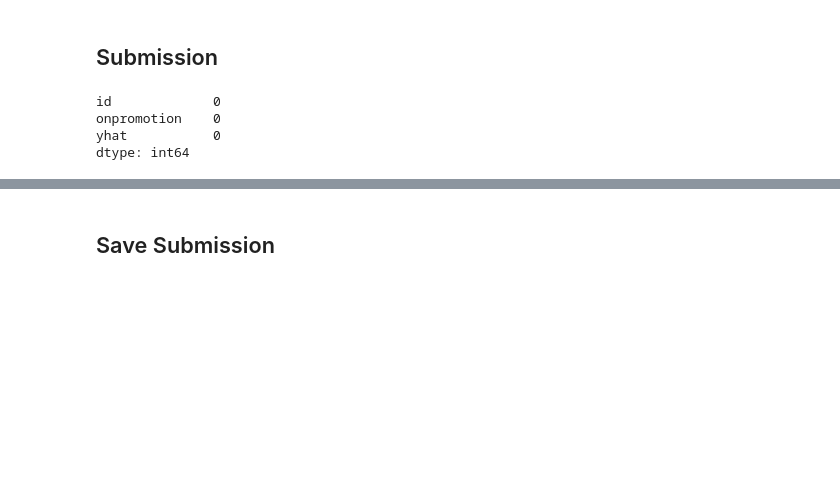
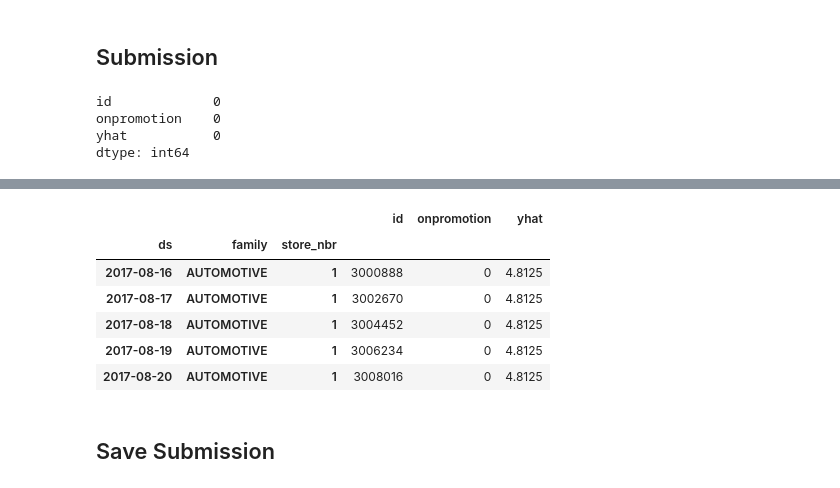
Before and after one commit to Tikhon-Radkevich/Store-Sales, a Jupyter notebook: notebooks/light_gbm/darts_draft.ipynb, the cells around one changed output, grey strips where cells are left out. Drawn from its saved outputs; the diff is of its cells as text; code cells hidden in the pictures; blank space fills up the shorter version.

```diff
--- a/notebooks/light_gbm/darts_draft.ipynb
+++ b/notebooks/light_gbm/darts_draft.ipynb
@@ -199,6 +136,10 @@ train_featured.head()
 # %%
 sales_cols = [col for col in train_featured.columns if "sales" in col]
 onpromotion_cols = [col for col in train_featured.columns if "onpromotion" in col]
+oil_cols = [col for col in train_featured.columns if "dcoilwtico" in col]
+
+future_cols = onpromotion_cols + oil_cols
+past_cols = sales_cols
 # %%
 def train_test_split(series: dict[str, list[TimeSeries]], split_date: pd.Timestamp):
     train_series = {}
@@ -394,3 +327,13 @@ dtype: int64
+# %%
+prediction.head()
+# %% [output]
+|  |  |  | id | onpromotion | yhat |
+| ds | family | store_nbr |  |  |  |
+| 2017-08-16 | AUTOMOTIVE | 1 | 3000888 | 0 | 4.8125 |
+| 2017-08-17 | AUTOMOTIVE | 1 | 3002670 | 0 | 4.8125 |
+| 2017-08-18 | AUTOMOTIVE | 1 | 3004452 | 0 | 4.8125 |
+| 2017-08-19 | AUTOMOTIVE | 1 | 3006234 | 0 | 4.8125 |
+| 2017-08-20 | AUTOMOTIVE | 1 | 3008016 | 0 | 4.8125 |
 # %% [markdown]
 ## Save Submission
 # %%
```
Also changed, not shown: parts of 31 cells of this notebook.
